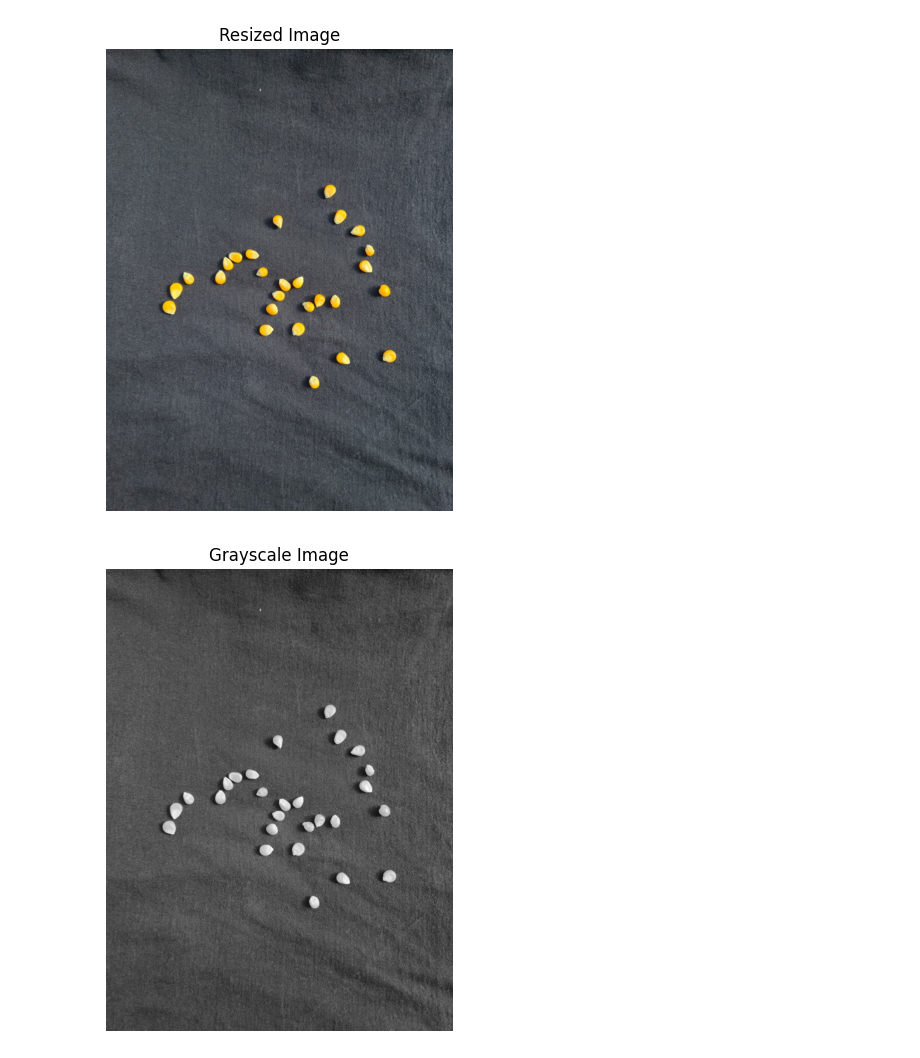
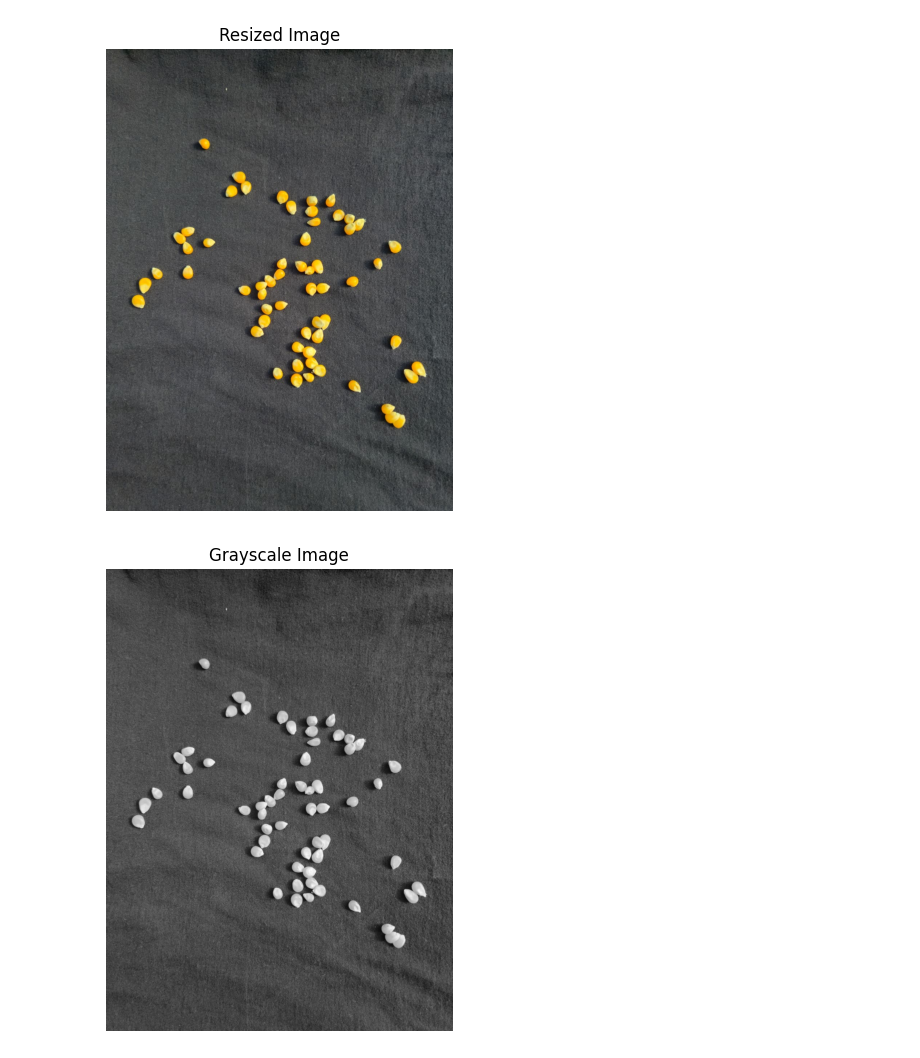
Before and after one commit to piedro404/agro-grain-analyzer, a Jupyter notebook: analyze_corn_ai.ipynb, the cells around one changed output. Drawn from its saved outputs; the diff is of its cells as text; code cells hidden in the pictures.

```diff
--- a/analyze_corn_ai.ipynb
+++ b/analyze_corn_ai.ipynb
@@ -27,17 +27,17 @@ def close_all_windows():
 MIN_AREA = 250
 MAX_AREA = 1000
 # %%
-img = cv2.imread('imagens/agrupado1.jpg')
+img = cv2.imread('imagens/agrupado3.jpg')
 craped_img = img.copy()
 # img = cv2.resize(img, (600, 800))
 show_image("Resized Image", img)
 # %% [output]
-[figure, old version]
+[figure, new version]
 # %%
 gray = cv2.cvtColor(img, cv2.COLOR_BGR2GRAY)
 show_image("Grayscale Image", gray)
 # %% [output]
-[figure, old version]
+[figure, new version]
 # %%
 blur = cv2.GaussianBlur(gray, (5, 5), 0)
 show_image("Blurred Image", blur)
```
Also changed, not shown: parts of 7 cells of this notebook.
